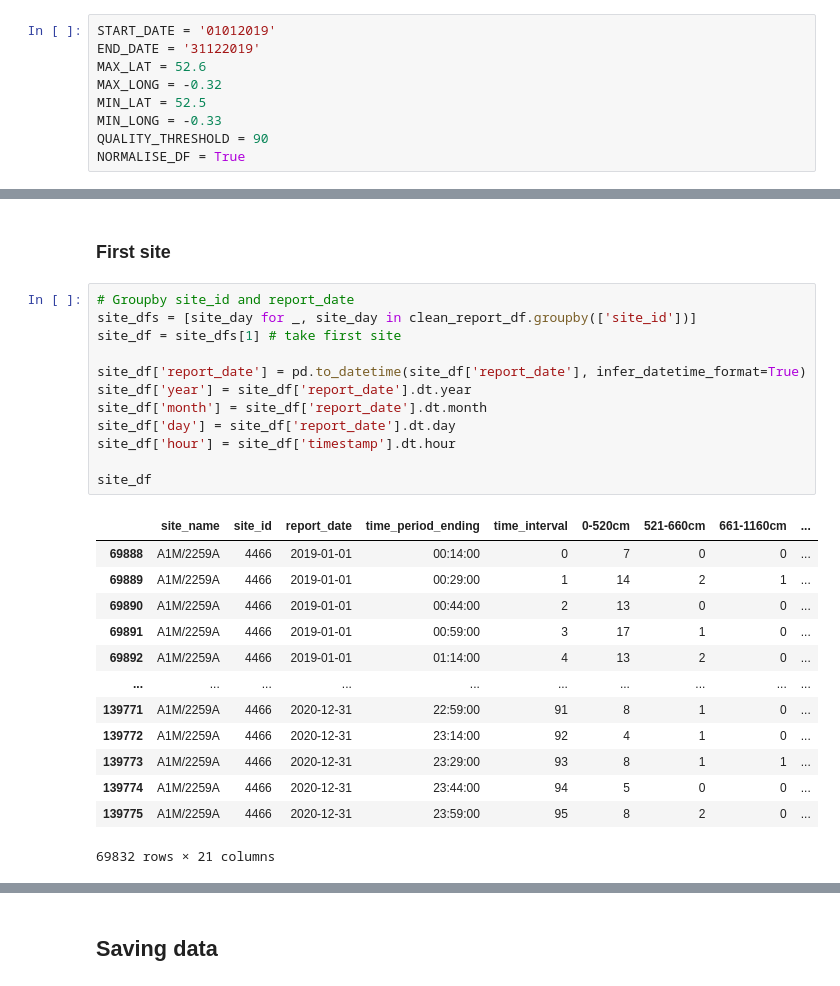
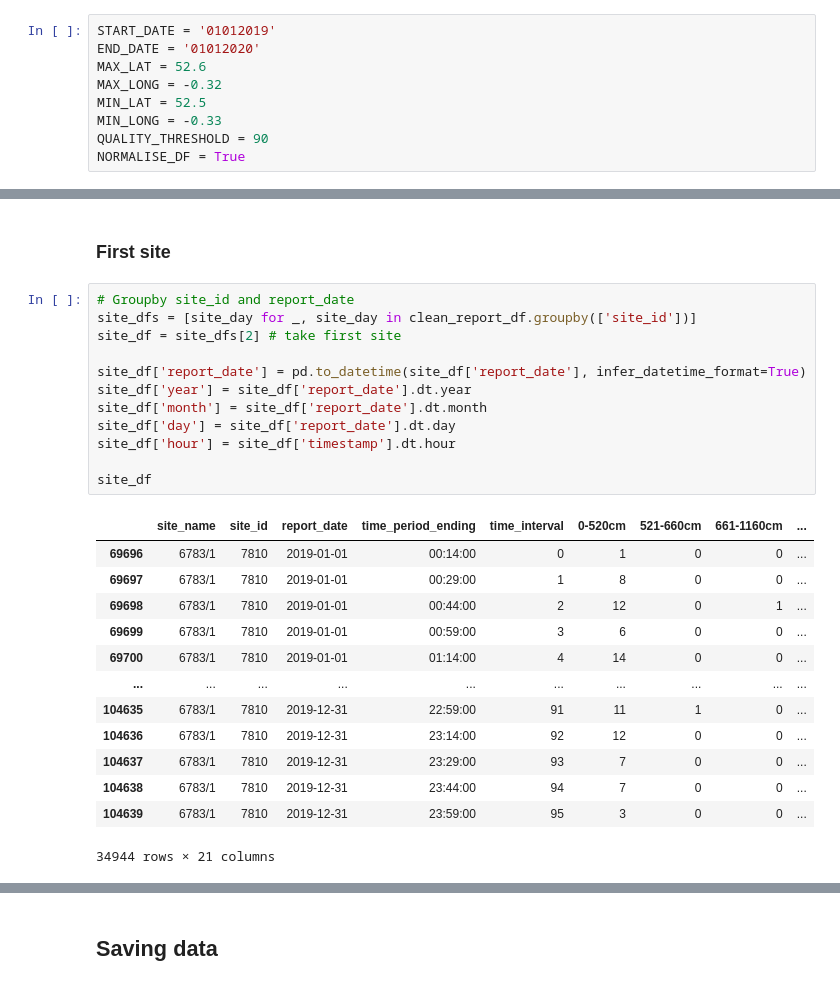
Before and after one commit to horsada/Spatial_Finance_Transport, a Jupyter notebook: dataAPI/trafficAPI.ipynb, the cells around one changed output, grey strips where cells are left out. Cells and saved outputs as stored; diff of their text form.

```diff
--- a/dataAPI/trafficAPI.ipynb
+++ b/dataAPI/trafficAPI.ipynb
@@ -17,7 +17,7 @@ import numpy as np
 ## Global Variables
 # %%
 START_DATE = '01012019'
-END_DATE = '31122019'
+END_DATE = '01012020'
 MAX_LAT = 52.6
 MAX_LONG = -0.32
 MIN_LAT = 52.5
@@ -402,29 +402,29 @@ dtype: int64
 # %%
 # Groupby site_id and report_date
 site_dfs = [site_day for _, site_day in clean_report_df.groupby(['site_id'])]
-site_df = site_dfs[1] # take first site
+site_df = site_dfs[2] # take first site
 
 site_df['report_date'] = pd.to_datetime(site_df['report_date'], infer_datetime_format=True)
 site_df['year'] = site_df['report_date'].dt.year
 site_df['month'] = site_df['report_date'].dt.month
 site_df['day'] = site_df['report_date'].dt.day
 site_df['hour'] = site_df['timestamp'].dt.hour
 
 site_df
 # %% [output]
 |  | site_name | site_id | report_date | time_period_ending | time_interval | 0-520cm | 521-660cm | 661-1160cm | ... |
-| 69888 | A1M/2259A | 4466 | 2019-01-01 | 00:14:00 | 0 | 7 | 0 | 0 | ... |
-| 69889 | A1M/2259A | 4466 | 2019-01-01 | 00:29:00 | 1 | 14 | 2 | 1 | ... |
-| 69890 | A1M/2259A | 4466 | 2019-01-01 | 00:44:00 | 2 | 13 | 0 | 0 | ... |
-| 69891 | A1M/2259A | 4466 | 2019-01-01 | 00:59:00 | 3 | 17 | 1 | 0 | ... |
-| 69892 | A1M/2259A | 4466 | 2019-01-01 | 01:14:00 | 4 | 13 | 2 | 0 | ... |
+| 69696 | 6783/1 | 7810 | 2019-01-01 | 00:14:00 | 0 | 1 | 0 | 0 | ... |
+| 69697 | 6783/1 | 7810 | 2019-01-01 | 00:29:00 | 1 | 8 | 0 | 0 | ... |
+| 69698 | 6783/1 | 7810 | 2019-01-01 | 00:44:00 | 2 | 12 | 0 | 1 | ... |
+| 69699 | 6783/1 | 7810 | 2019-01-01 | 00:59:00 | 3 | 6 | 0 | 0 | ... |
+| 69700 | 6783/1 | 7810 | 2019-01-01 | 01:14:00 | 4 | 14 | 0 | 0 | ... |
 | ... | ... | ... | ... | ... | ... | ... | ... | ... | ... |
-| 139771 | A1M/2259A | 4466 | 2020-12-31 | 22:59:00 | 91 | 8 | 1 | 0 | ... |
-| 139772 | A1M/2259A | 4466 | 2020-12-31 | 23:14:00 | 92 | 4 | 1 | 0 | ... |
-| 139773 | A1M/2259A | 4466 | 2020-12-31 | 23:29:00 | 93 | 8 | 1 | 1 | ... |
-| 139774 | A1M/2259A | 4466 | 2020-12-31 | 23:44:00 | 94 | 5 | 0 | 0 | ... |
-| 139775 | A1M/2259A | 4466 | 2020-12-31 | 23:59:00 | 95 | 8 | 2 | 0 | ... |
+| 104635 | 6783/1 | 7810 | 2019-12-31 | 22:59:00 | 91 | 11 | 1 | 0 | ... |
+| 104636 | 6783/1 | 7810 | 2019-12-31 | 23:14:00 | 92 | 12 | 0 | 0 | ... |
+| 104637 | 6783/1 | 7810 | 2019-12-31 | 23:29:00 | 93 | 7 | 0 | 0 | ... |
+| 104638 | 6783/1 | 7810 | 2019-12-31 | 23:44:00 | 94 | 7 | 0 | 0 | ... |
+| 104639 | 6783/1 | 7810 | 2019-12-31 | 23:59:00 | 95 | 3 | 0 | 0 | ... |
-69832 rows × 21 columns
+34944 rows × 21 columns
 # %%
 # Groupby site_id and report_date
 dfs = [site_day for _, site_day in site_df.groupby(['report_date'])] # groupby days
```
Also changed, not shown: parts of 5 cells of this notebook, 7 other files.
